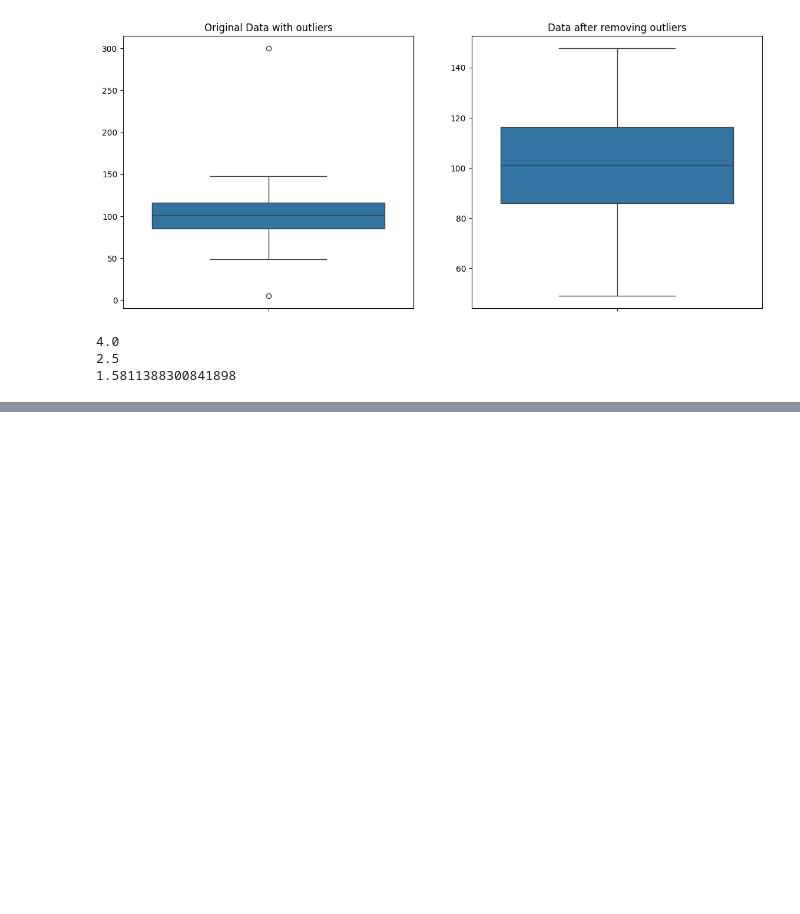
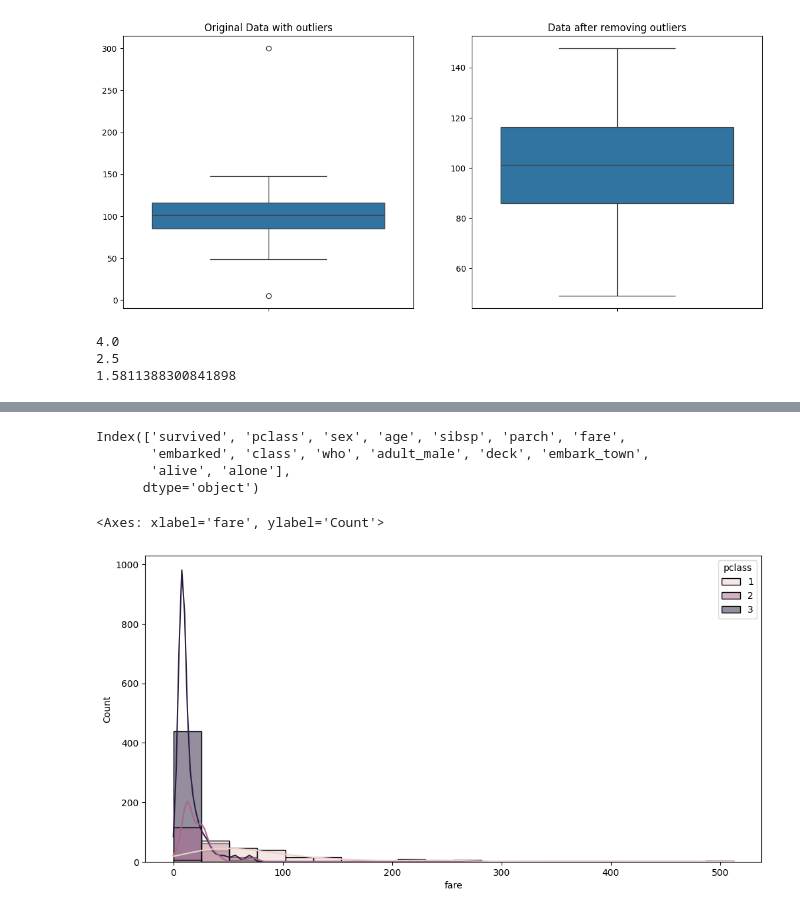
Before and after one commit to mnsair/AI-AND-DS, a Jupyter notebook: Code/dotIPYNB/Mathematics/statistics.ipynb, the cells around one changed output, grey strips where cells are left out. Cells and saved outputs as stored; diff of their text form; code cells hidden in the pictures; blank space fills up the shorter version.

```diff
--- a/Code/dotIPYNB/Mathematics/statistics.ipynb
+++ b/Code/dotIPYNB/Mathematics/statistics.ipynb
@@ -88,0 +124,3 @@ print(standard_deviation)
+# %%
+df = sns.load_dataset('titanic')
+df.head()
@@ -88,0 +134,15 @@ print(standard_deviation)
+# %%
+# name all the columns
+df.columns
+# %% [output]
+Index(['survived', 'pclass', 'sex', 'age', 'sibsp', 'parch', 'fare',
+       'embarked', 'class', 'who', 'adult_male', 'deck', 'embark_town',
+       'alive', 'alone'],
+      dtype='object')
+# %%
+# draw a histplot curve for age
+plt.figure(figsize=(12,6))
+sns.histplot(data = df, x = 'fare', kde=True, bins=20, hue = 'pclass') #kde True is to draw a curve over the bars. bins is to divide the data into 20 parts.
+# %% [output]
+<Axes: xlabel='fare', ylabel='Count'>
+[figure, added]
```
Also changed, not shown: parts of 29 cells of this notebook.
